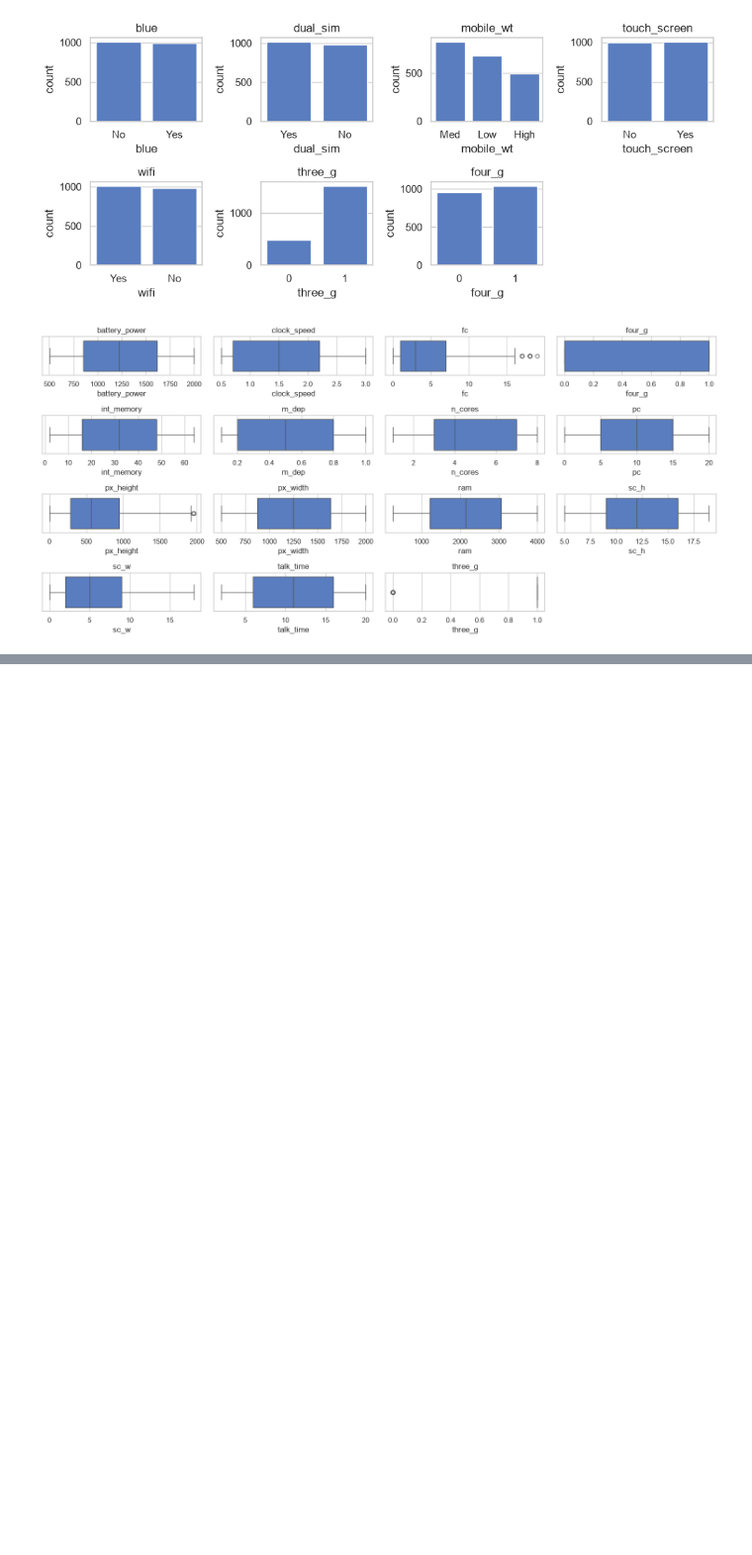
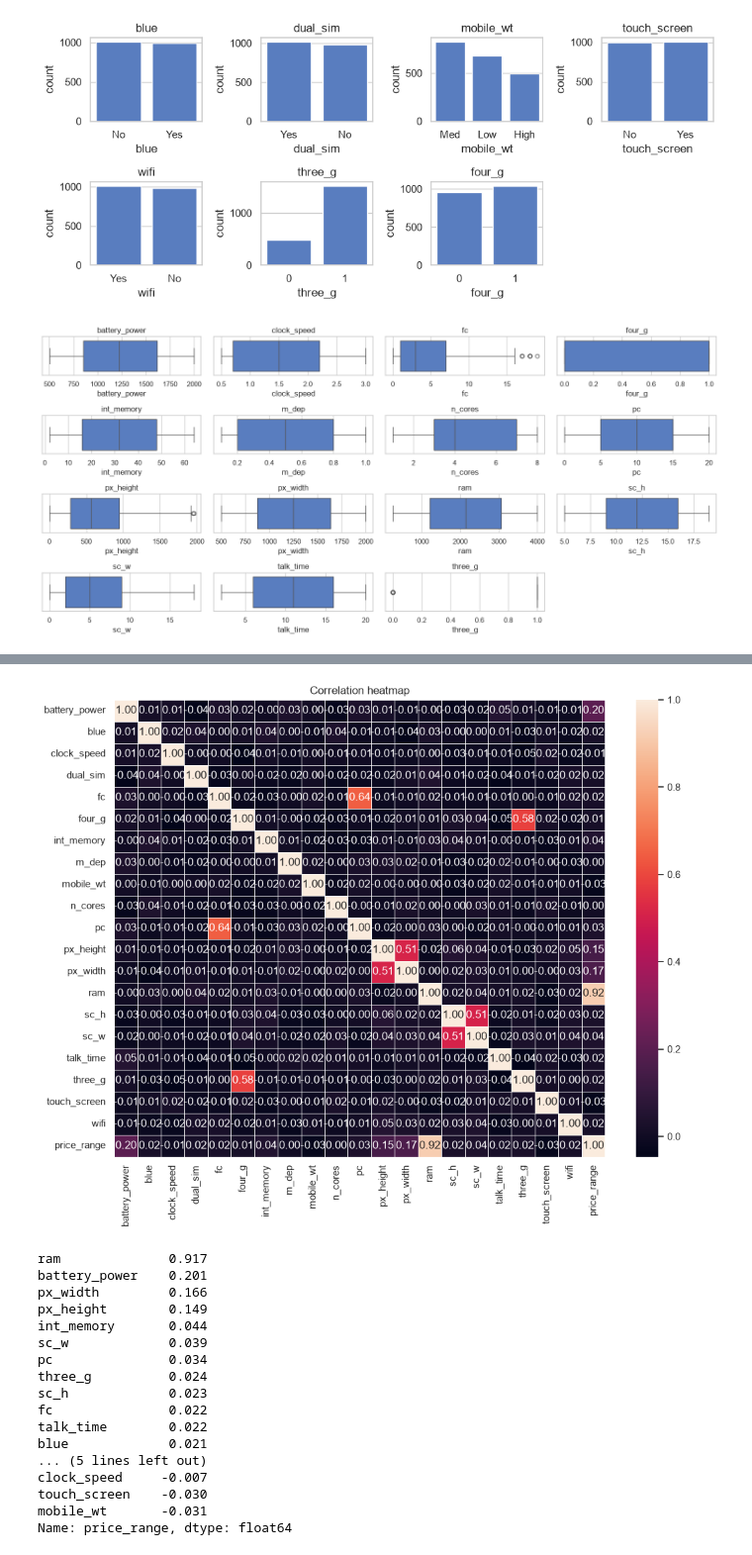
Before and after one commit to anikets349/ML-Assignment, a Jupyter notebook: Assignment.ipynb, the cells around one changed output, grey strips where cells are left out. Shown at 99% size. Cells and saved outputs as stored; diff of their text form; code cells hidden in the pictures; blank space fills up the shorter version.

```diff
--- a/Assignment.ipynb
+++ b/Assignment.ipynb
@@ -259,0 +295,37 @@ plt.show()
+# %%
+# Correlation heatmap
+df = train.copy()
+
+for c in cat_cols_all:
+    if c != "mobile_wt":
+        df[c] = df[c].map({"No": 0, "Yes": 1})
+
+df["mobile_wt"] = df["mobile_wt"].map({"Low": 0, "Med": 1, "High": 2})
+
+corr = df.corr()
+
+plt.figure(figsize=(12, 9))
+sns.heatmap(corr, annot=True, fmt=".2f", linewidths=0.5)
+plt.title("Correlation heatmap")
+plt.show()
+
+display(corr["price_range"].drop("price_range").round(3).sort_values(ascending=False))
+# %% [output]
+[figure, added]
+ram              0.917
+battery_power    0.201
+px_width         0.166
+px_height        0.149
+int_memory       0.044
+sc_w             0.039
+pc               0.034
+three_g          0.024
+sc_h             0.023
+fc               0.022
+talk_time        0.022
+blue             0.021
+... (5 lines left out)
+clock_speed     -0.007
+touch_screen    -0.030
+mobile_wt       -0.031
+Name: price_range, dtype: float64
```
Also changed, not shown: parts of 3 cells of this notebook.
